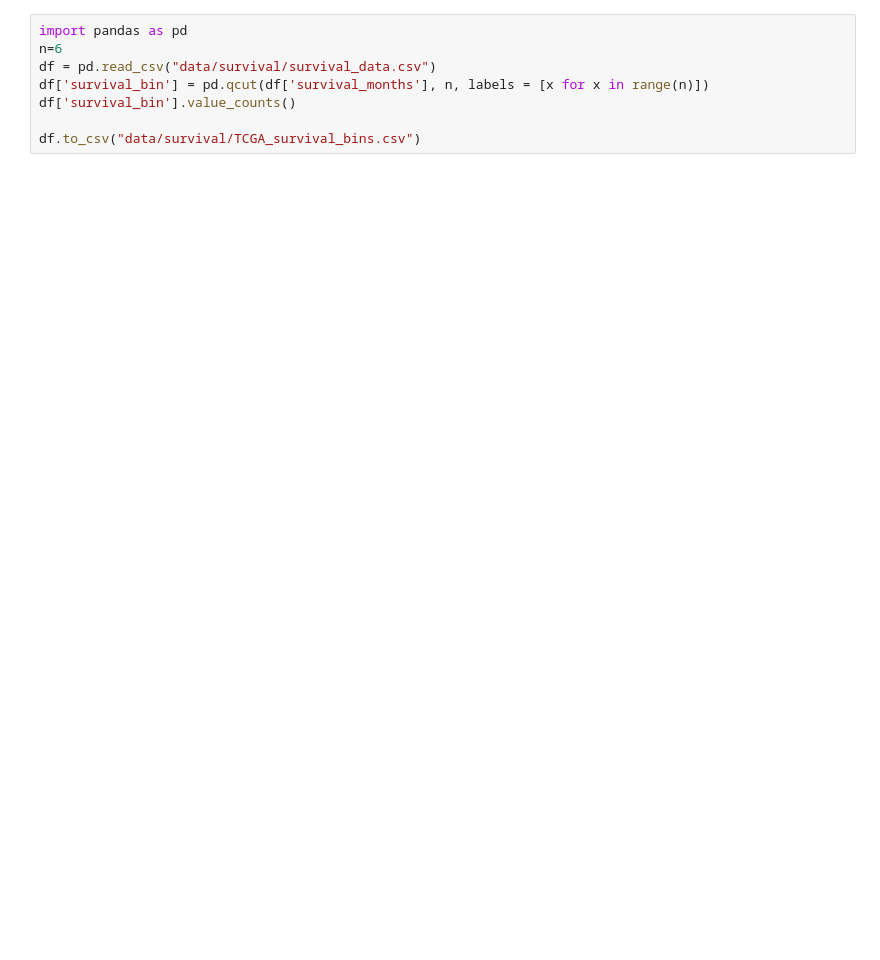
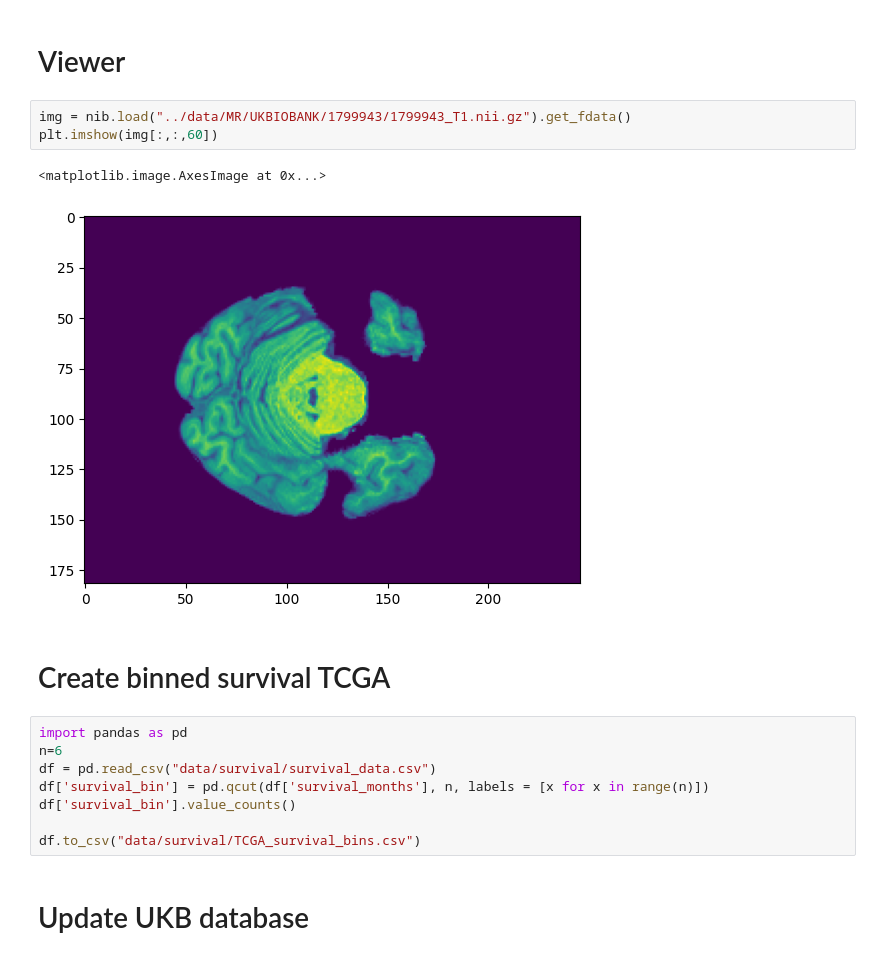
Before and after one commit to gevaertlab/DUNE, a Jupyter notebook: scripts/toolkit.ipynb, the cells around one changed output. Cells and saved outputs as stored; diff of their text form; blank space fills up the shorter version.

```diff
--- a/scripts/toolkit.ipynb
+++ b/scripts/toolkit.ipynb
@@ -20,3 +29,13 @@ RuntimeError: Index tensor must have the same number of dimensions as input tens
+# %% [markdown]
+# Viewer
+# %%
+img = nib.load("../data/MR/UKBIOBANK/1799943/1799943_T1.nii.gz").get_fdata()
+plt.imshow(img[:,:,60])
+# %% [output]
+<matplotlib.image.AxesImage at 0x...>
+[figure, added]
+# %% [markdown]
+# Create binned survival TCGA
 # %%
 import pandas as pd
 n=6
@@ -25,3 +44,5 @@ df['survival_bin'] = pd.qcut(df['survival_months'], n, labels = [x for x in rang
 df['survival_bin'].value_counts()
 
 df.to_csv("data/survival/TCGA_survival_bins.csv")
+# %% [markdown]
+# Update UKB database
```
Also changed, not shown: parts of 7 cells of this notebook, 26 other files.
